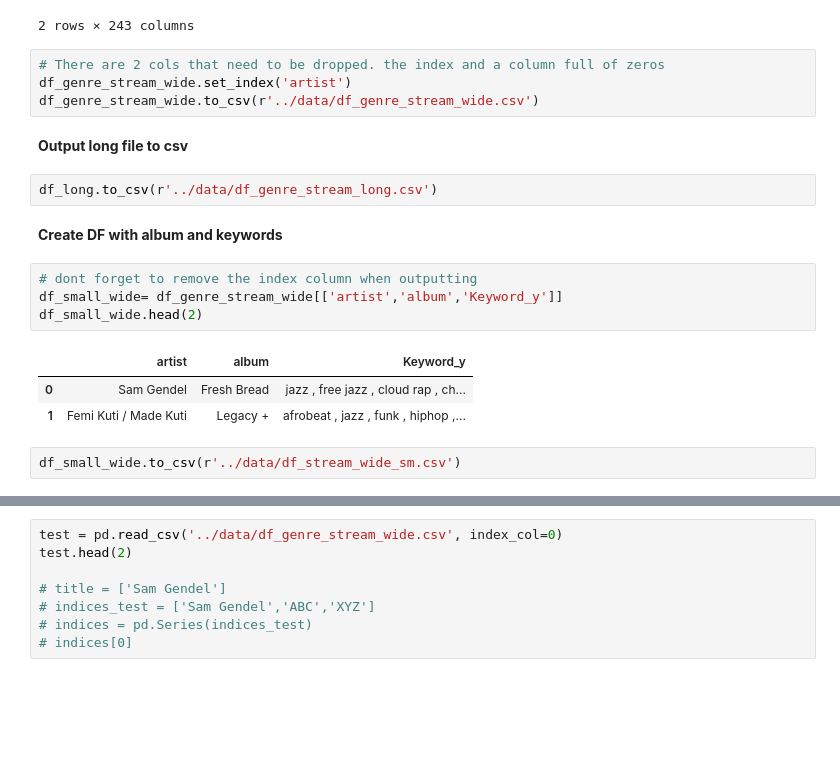
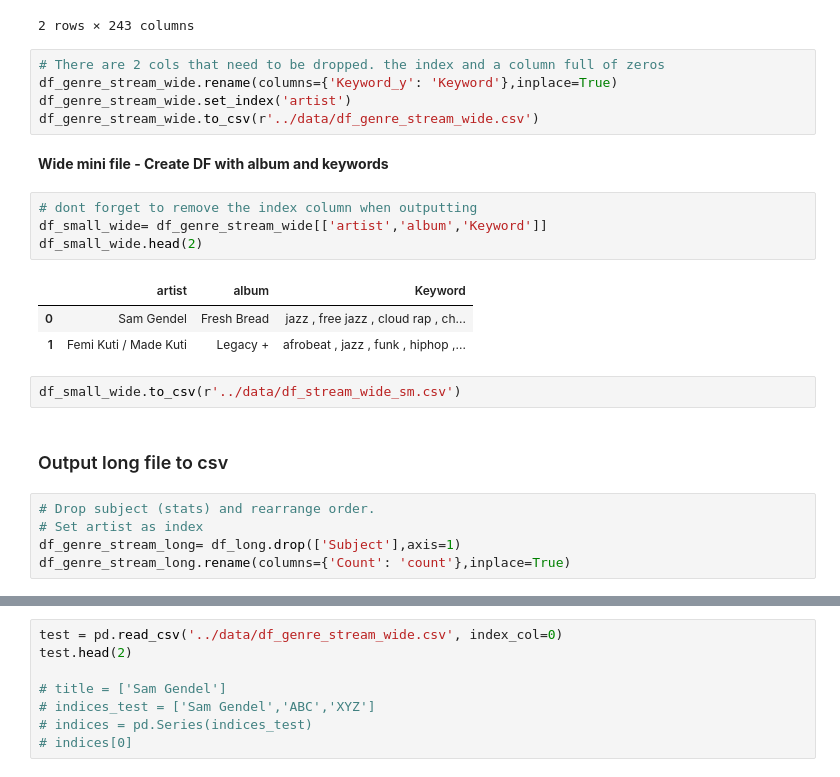
Before and after one commit to chan-chris/Metis_proj5, a Jupyter notebook: pgms/01_pitchfork_review_analysis.ipynb, the cells around one changed output, grey strips where cells are left out. Drawn from its saved outputs; the diff is of its cells as text; blank space fills up the shorter version.

```diff
--- a/pgms/01_pitchfork_review_analysis.ipynb
+++ b/pgms/01_pitchfork_review_analysis.ipynb
@@ -1068,21 +1066,25 @@ df_genre_stream_wide.head(2)
 2 rows × 243 columns
 # %%
 # There are 2 cols that need to be dropped. the index and a column full of zeros
+df_genre_stream_wide.rename(columns={'Keyword_y': 'Keyword'},inplace=True)
 df_genre_stream_wide.set_index('artist')
 df_genre_stream_wide.to_csv(r'../data/df_genre_stream_wide.csv')
-# %% [markdown]
-**Output long file to csv**
-# %%
-df_long.to_csv(r'../data/df_genre_stream_long.csv')
 # %% [markdown]
-**Create DF with album and keywords**
+**Wide mini file - Create DF with album and keywords**
 # %%
 # dont forget to remove the index column when outputting
-df_small_wide= df_genre_stream_wide[['artist','album','Keyword_y']]
+df_small_wide= df_genre_stream_wide[['artist','album','Keyword']]
 df_small_wide.head(2)
 # %% [output]
-|  | artist | album | Keyword_y |
+|  | artist | album | Keyword |
 | 0 | Sam Gendel | Fresh Bread | jazz , free jazz , cloud rap , ch... |
 | 1 | Femi Kuti / Made Kuti | Legacy + | afrobeat , jazz , funk , hiphop ,... |
 # %%
 df_small_wide.to_csv(r'../data/df_stream_wide_sm.csv')
+# %% [markdown]
+### Output long file to csv
+# %%
+# Drop subject (stats) and rearrange order.
+# Set artist as index
+df_genre_stream_long= df_long.drop(['Subject'],axis=1)
+df_genre_stream_long.rename(columns={'Count': 'count'},inplace=True)
```
Also changed, not shown: parts of 25 cells of this notebook, 2 other files.
